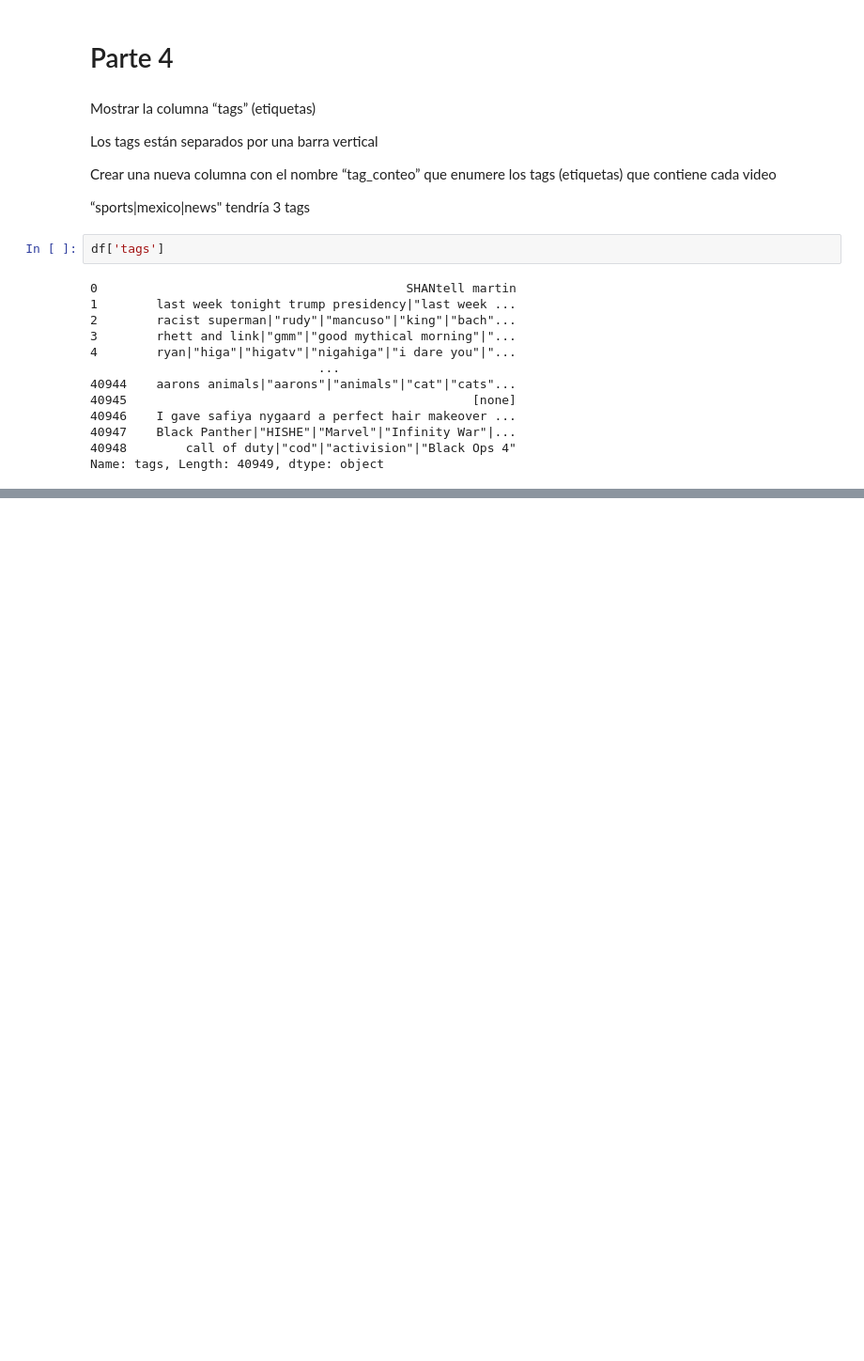
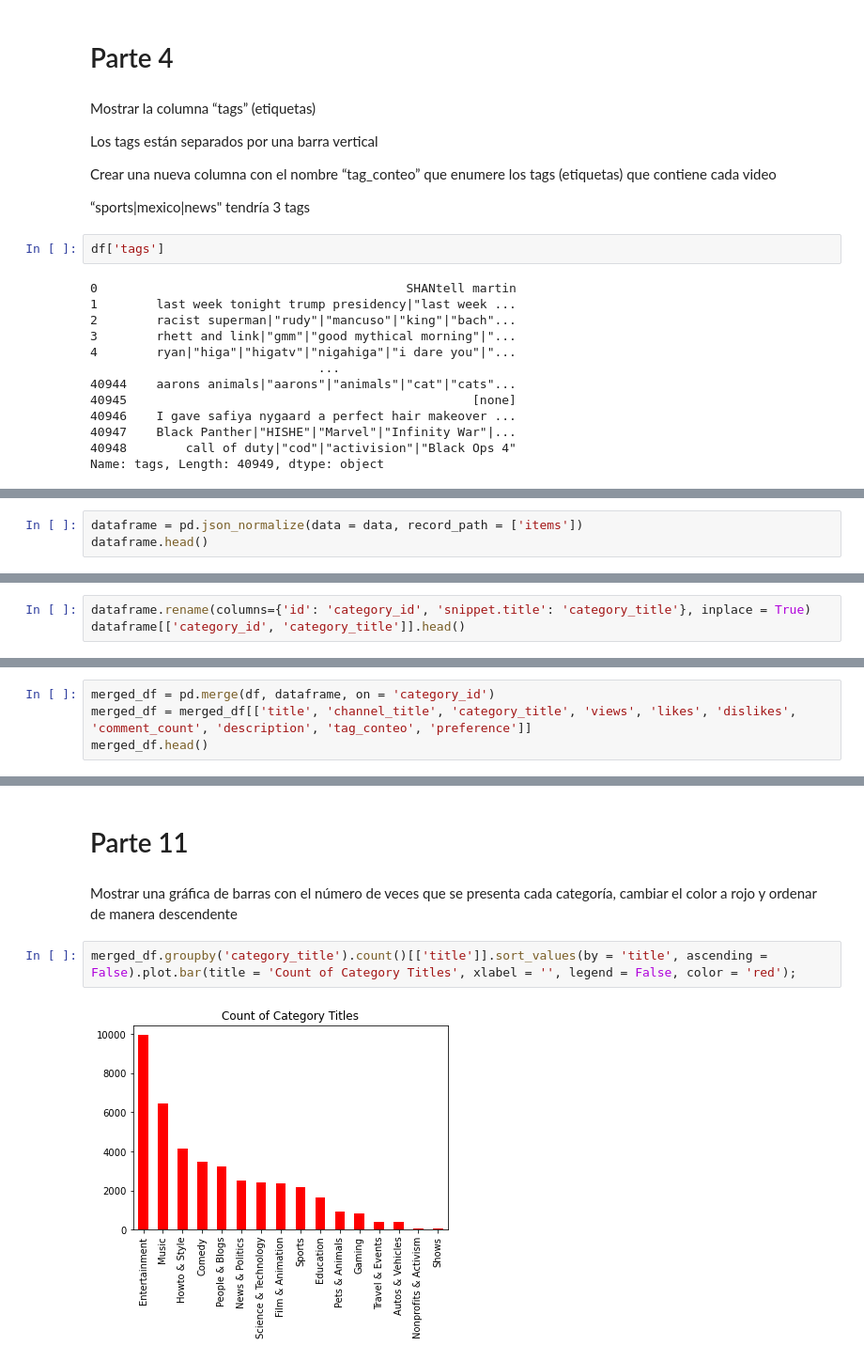
Before and after one commit to missnatitties/Actividades-PDL, a Jupyter notebook: Actividad - Visualización Case Study.ipynb, the cells around one changed output, grey strips where cells are left out. Shown at 94% size. Cells and saved outputs as stored; diff of their text form; blank space fills up the shorter version.

```diff
--- a/Actividad - Visualización Case Study.ipynb
+++ b/Actividad - Visualización Case Study.ipynb
@@ -131,0 +180,3 @@ df.head()
+# %%
+dataframe = pd.json_normalize(data = data, record_path = ['items'])
+dataframe.head()
@@ -131,0 +190,3 @@ df.head()
+# %%
+dataframe.rename(columns={'id': 'category_id', 'snippet.title': 'category_title'}, inplace = True)
+dataframe[['category_id', 'category_title']].head()
@@ -131,0 +219,4 @@ df.head()
+# %%
+merged_df = pd.merge(df, dataframe, on = 'category_id')
+merged_df = merged_df[['title', 'channel_title', 'category_title', 'views', 'likes', 'dislikes', 'comment_count', 'description', 'tag_conteo', 'preference']]
+merged_df.head()
@@ -131,0 +299,8 @@ df.head()
+# %% [markdown]
+# Parte 11
+# %% [markdown]
+Mostrar una gráfica de barras con el número de veces que se presenta cada categoría, cambiar el color a rojo y ordenar de manera descendente
+# %%
+merged_df.groupby('category_title').count()[['title']].sort_values(by = 'title', ascending = False).plot.bar(title = 'Count of Category Titles', xlabel = '', legend = False, color = 'red');
+# %% [output]
+[figure, added]
```
Also changed, not shown: parts of 29 cells of this notebook, 1 other file.
